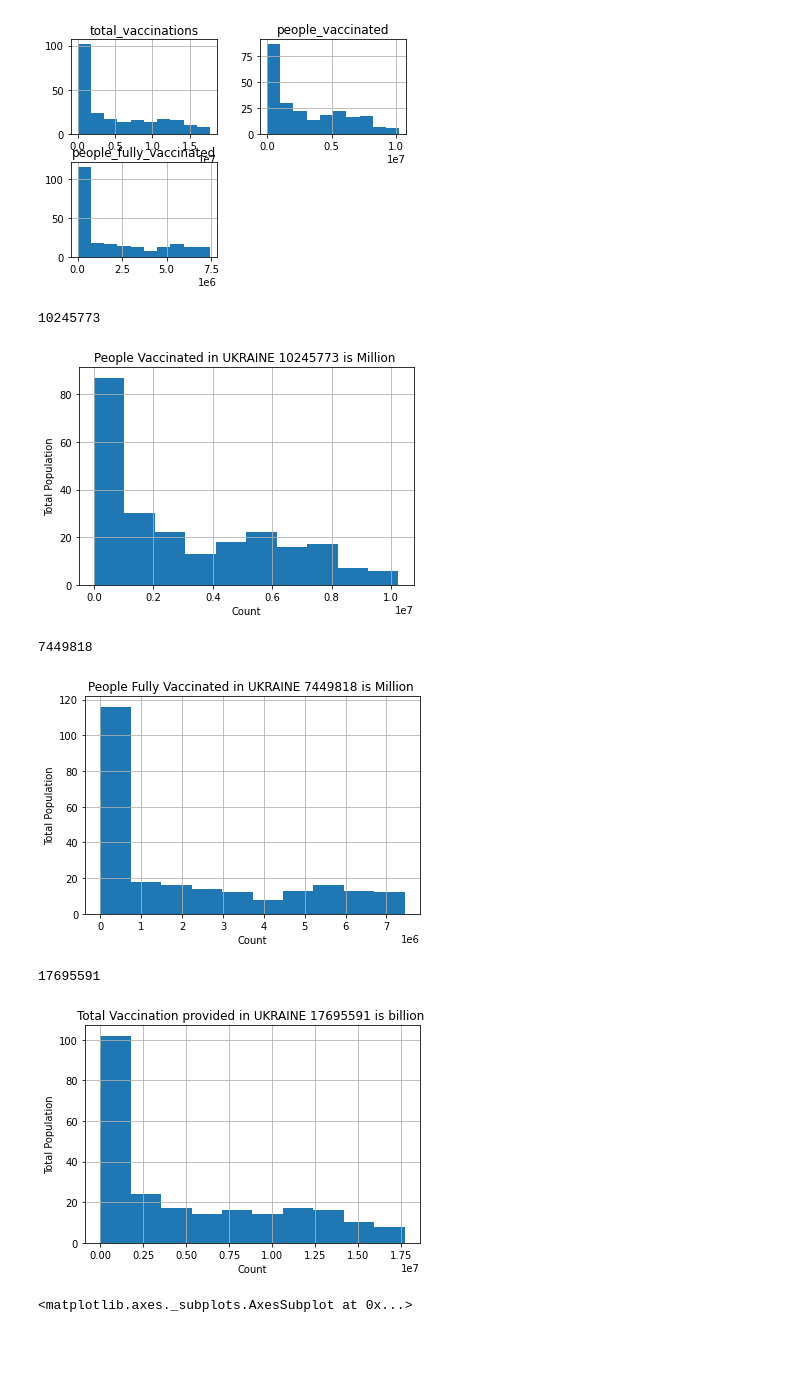
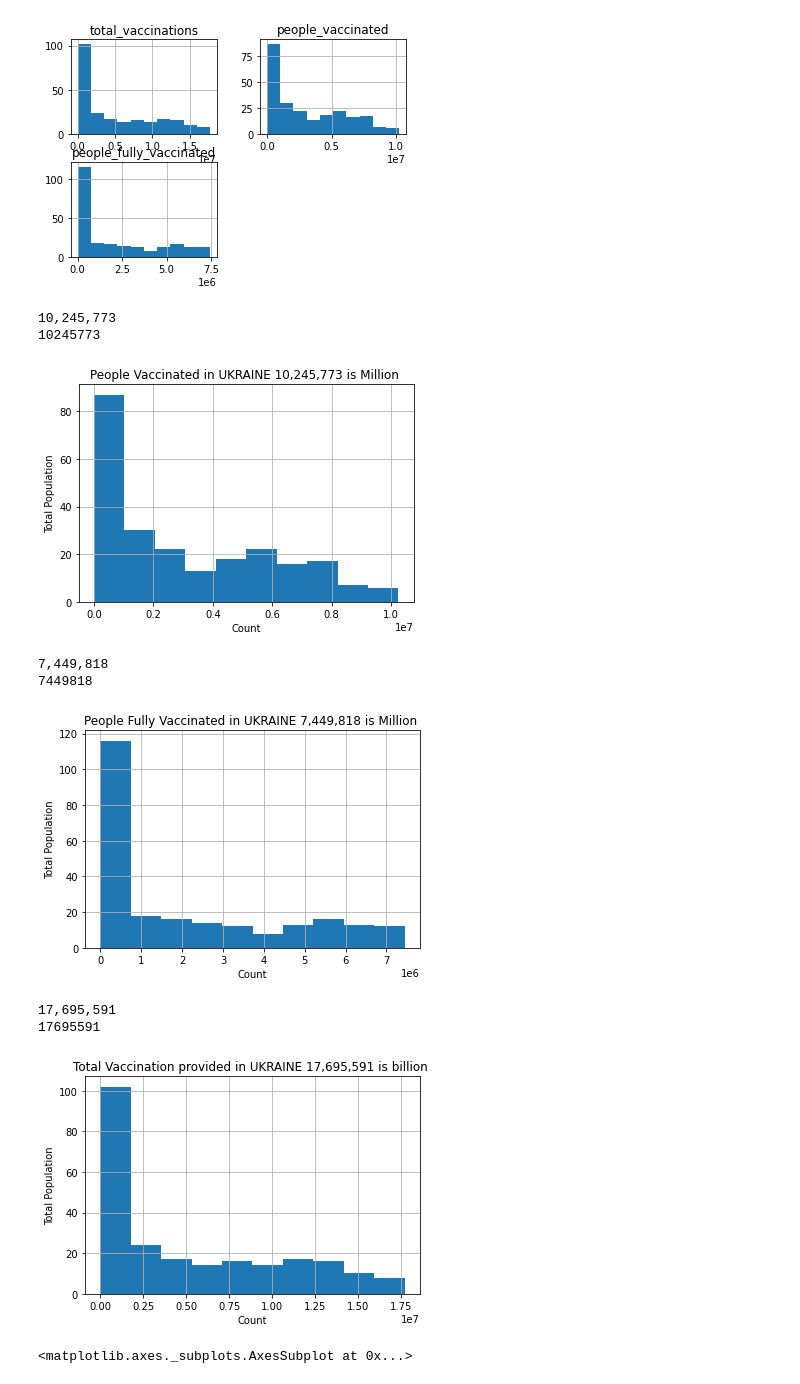
Before and after one commit to nitin578/103_Country_Covid19_Vaccinations, a Jupyter notebook: Covid19__Country_Vaccines.ipynb, the cells around one changed output. Drawn from its saved outputs; the diff is of its cells as text; code cells hidden in the pictures; blank space fills up the shorter version.

```diff
--- a/Covid19__Country_Vaccines.ipynb
+++ b/Covid19__Country_Vaccines.ipynb
@@ -317,37 +323,46 @@ array([[<matplotlib.axes._subplots.AxesSubplot object at 0x...>,
 ukraine_df[numerical_features].hist(column = 'people_vaccinated')
 plt.xlabel("Count")
 plt.ylabel("Total Population")
-plt.title("People Vaccinated in UKRAINE 10245773 is Million ")
+plt.title("People Vaccinated in UKRAINE 10,245,773 is Million ")
 column = ukraine_df["people_vaccinated"]
 max_value = column.max()
+number_with_commas = "{:,}".format(10245773)
+print(number_with_commas)
 print(max_value)
 # %% [output]
+10,245,773
 10245773
-[figure, old version]
+[figure, new version]
 # %%
 #Q1
 ukraine_df[numerical_features].hist(column = 'people_fully_vaccinated')
 plt.xlabel("Count")
 plt.ylabel("Total Population")
-plt.title("People Fully Vaccinated in UKRAINE 7449818 is Million ")
+plt.title("People Fully Vaccinated in UKRAINE 7,449,818 is Million ")
 column = ukraine_df["people_fully_vaccinated"]
 max_value = column.max()
+number_with_commas = "{:,}".format(7449818)
+print(number_with_commas)
 print(max_value)
 # %% [output]
+7,449,818
 7449818
-[figure, old version]
+[figure, new version]
 # %%
 #Q1
 ukraine_df[numerical_features].hist(column = 'total_vaccinations')
 plt.xlabel("Count")
 plt.ylabel("Total Population")
-plt.title("Total Vaccination provided in UKRAINE 17695591 is billion ")
+plt.title("Total Vaccination provided in UKRAINE 17,695,591 is billion ")
 column = ukraine_df["total_vaccinations"]
 max_value = column.max()
+number_with_commas = "{:,}".format(17695591)
+print(number_with_commas)
 print(max_value)
 # %% [output]
+17,695,591
 17695591
-[figure, old version]
+[figure, new version]
 # %%
 sns.heatmap(ukraine_df[numerical_features].corr(), vmin=1, vmax=1, annot=True)
 # %% [output]
```
Also changed, not shown: parts of 4 cells of this notebook.
